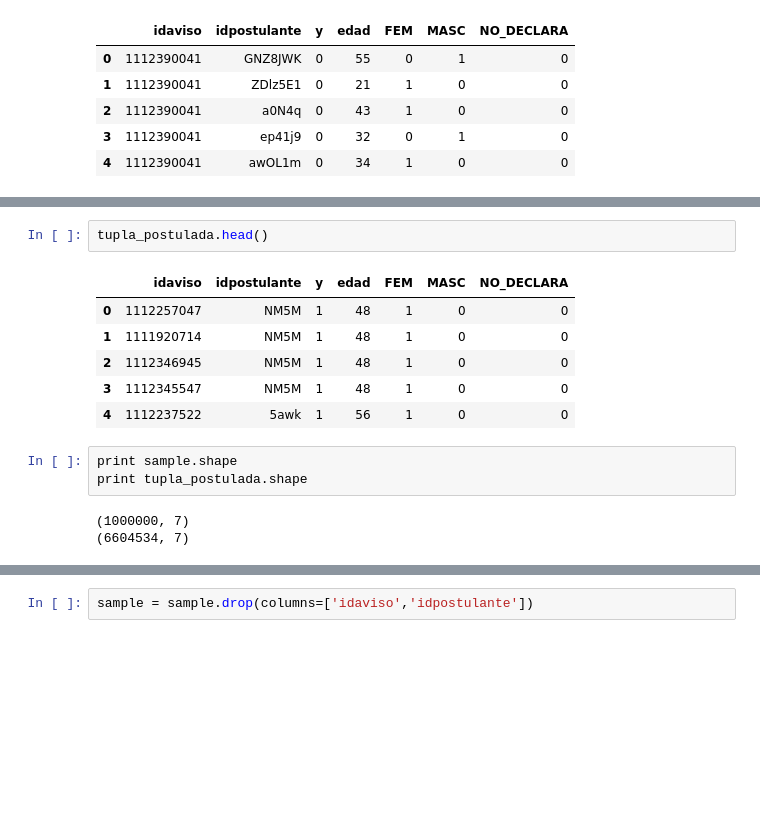
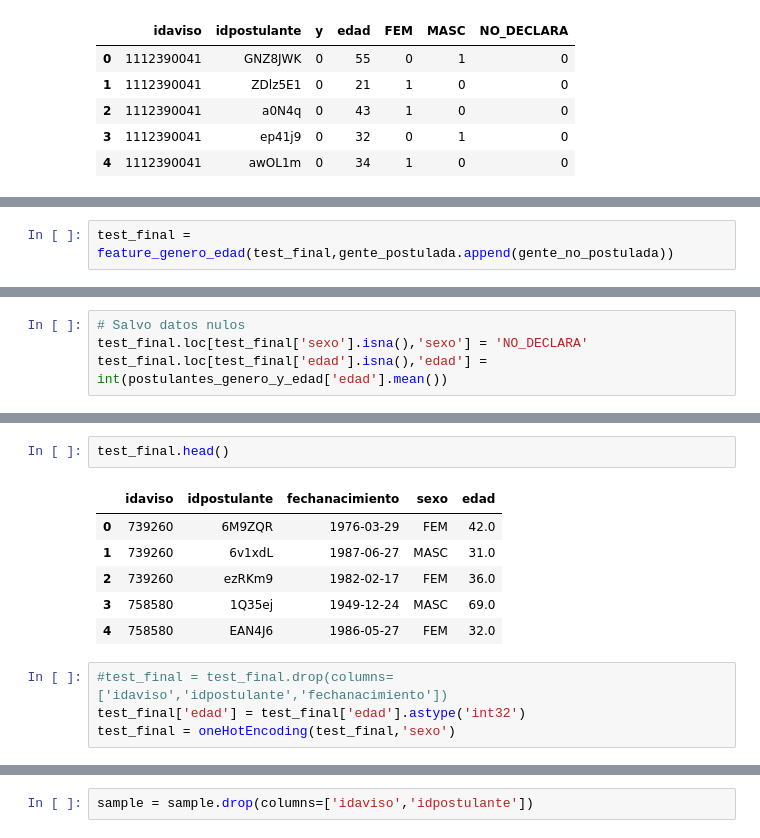
Before and after one commit to czuczinsky/TP2-Machine-Learning, a Jupyter notebook: TP-2.ipynb, the cells around one changed output, grey strips where cells are left out. Saved outputs shown, nothing was run; the diff lists cells and outputs as text; blank space fills up the shorter version.

Commit message:
calculo edad y sexo de todos los subsets, agrego perceptron y knn

```diff
--- a/TP-2.ipynb
+++ b/TP-2.ipynb
@@ -377,0 +388,2 @@ sample.head()
+# %%
+test_final = feature_genero_edad(test_final,gente_postulada.append(gente_no_postulada))
@@ -377,0 +400,4 @@ sample.head()
+# %%
+# Salvo datos nulos
+test_final.loc[test_final['sexo'].isna(),'sexo'] = 'NO_DECLARA'
+test_final.loc[test_final['edad'].isna(),'edad'] = int(postulantes_genero_y_edad['edad'].mean())
@@ -378,15 +413,13 @@ sample.head()
 # %%
-tupla_postulada.head()
+test_final.head()
 # %% [output]
-|  | idaviso | idpostulante | y | edad | FEM | MASC | NO_DECLARA |
-| 0 | 1112257047 | NM5M | 1 | 48 | 1 | 0 | 0 |
-| 1 | 1111920714 | NM5M | 1 | 48 | 1 | 0 | 0 |
-| 2 | 1112346945 | NM5M | 1 | 48 | 1 | 0 | 0 |
-| 3 | 1112345547 | NM5M | 1 | 48 | 1 | 0 | 0 |
-| 4 | 1112237522 | 5awk | 1 | 56 | 1 | 0 | 0 |
+|  | idaviso | idpostulante | fechanacimiento | sexo | edad |
+| 0 | 739260 | 6M9ZQR | 1976-03-29 | FEM | 42.0 |
+| 1 | 739260 | 6v1xdL | 1987-06-27 | MASC | 31.0 |
+| 2 | 739260 | ezRKm9 | 1982-02-17 | FEM | 36.0 |
+| 3 | 758580 | 1Q35ej | 1949-12-24 | MASC | 69.0 |
+| 4 | 758580 | EAN4J6 | 1986-05-27 | FEM | 32.0 |
-# %%
-print sample.shape
-print tupla_postulada.shape
-# %% [output]
-(1000000, 7)
-(6604534, 7)
+# %%
+#test_final = test_final.drop(columns=['idaviso','idpostulante','fechanacimiento'])
+test_final['edad'] = test_final['edad'].astype('int32')
+test_final = oneHotEncoding(test_final,'sexo')
```
Also changed, not shown: parts of 32 cells of this notebook.
